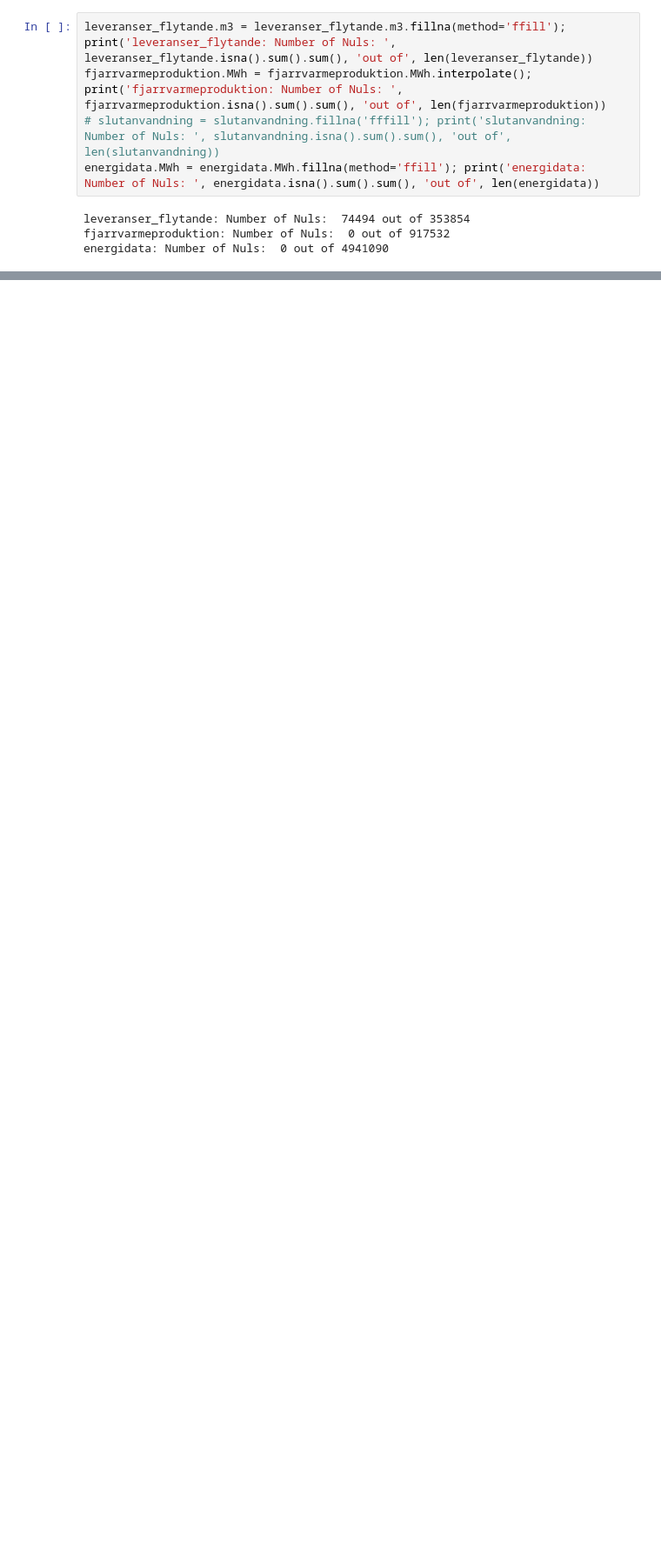
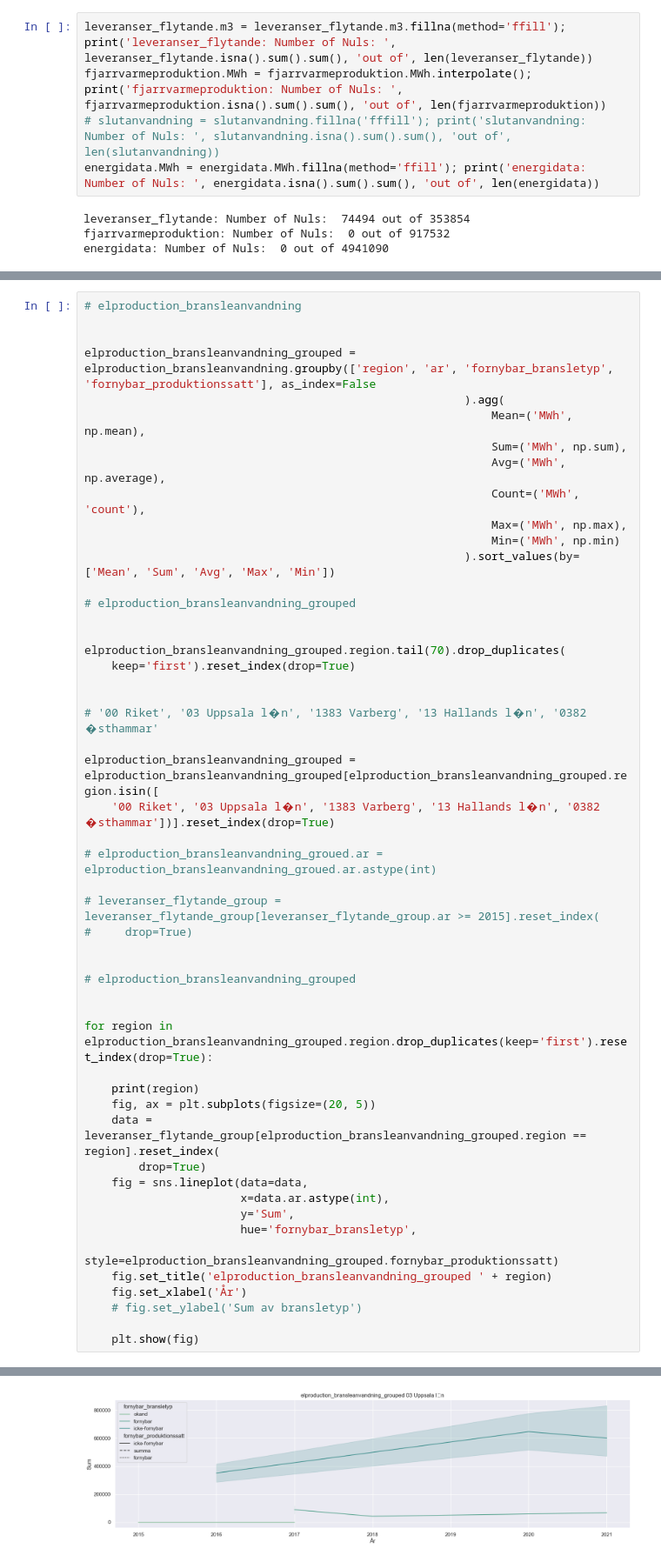
Before and after one commit to mnikolop/case3-swedish-energy, a Jupyter notebook: code/4-descriptive-analysis.ipynb, the cells around one changed output, grey strips where cells are left out. Shown at 87% size. Saved outputs shown, nothing was run; the diff lists cells and outputs as text; blank space fills up the shorter version.

```diff
--- a/code/4-descriptive-analysis.ipynb
+++ b/code/4-descriptive-analysis.ipynb
@@ -225,0 +171,52 @@ for region in leveranser_flytande_group.region.drop_duplicates(keep='first').res
+# %%
+# elproduction_bransleanvandning
+
+
+elproduction_bransleanvandning_grouped = elproduction_bransleanvandning.groupby(['region', 'ar', 'fornybar_bransletyp', 'fornybar_produktionssatt'], as_index=False
+                                                        ).agg(
+                                                            Mean=('MWh', np.mean),
+                                                            Sum=('MWh', np.sum),
+                                                            Avg=('MWh', np.average),
+                                                            Count=('MWh', 'count'),
+                                                            Max=('MWh', np.max),
+                                                            Min=('MWh', np.min)
+                                                        ).sort_values(by=['Mean', 'Sum', 'Avg', 'Max', 'Min'])
+
+# elproduction_bransleanvandning_grouped
+
+
+elproduction_bransleanvandning_grouped.region.tail(70).drop_duplicates(
+    keep='first').reset_index(drop=True)
+
+
+# '00 Riket', '03 Uppsala l�n', '1383 Varberg', '13 Hallands l�n', '0382 �sthammar'
+
+elproduction_bransleanvandning_grouped = elproduction_bransleanvandning_grouped[elproduction_bransleanvandning_grouped.region.isin([
+    '00 Riket', '03 Uppsala l�n', '1383 Varberg', '13 Hallands l�n', '0382 �sthammar'])].reset_index(drop=True)
+
+# elproduction_bransleanvandning_groued.ar = elproduction_bransleanvandning_groued.ar.astype(int)
+
+# leveranser_flytande_group = leveranser_flytande_group[leveranser_flytande_group.ar >= 2015].reset_index(
+#     drop=True)
+
+
+# elproduction_bransleanvandning_grouped
+
+
+for region in elproduction_bransleanvandning_grouped.region.drop_duplicates(keep='first').reset_index(drop=True):
+
+    print(region)
+    fig, ax = plt.subplots(figsize=(20, 5))
+    data = leveranser_flytande_group[elproduction_bransleanvandning_grouped.region == region].reset_index(
+        drop=True)
+    fig = sns.lineplot(data=data,
+                       x=data.ar.astype(int),
+                       y='Sum',
+                       hue='fornybar_bransletyp',
+                       style=elproduction_bransleanvandning_grouped.fornybar_produktionssatt)
+    fig.set_title('elproduction_bransleanvandning_grouped ' + region)
+    fig.set_xlabel('År')
+    # fig.set_ylabel('Sum av bransletyp')
+
+    plt.show(fig)
+# %% [output]
@@ -225,0 +224 @@ for region in leveranser_flytande_group.region.drop_duplicates(keep='first').res
+[figure, added]
```
Also changed, not shown: parts of 25 cells of this notebook, 1 other file.
